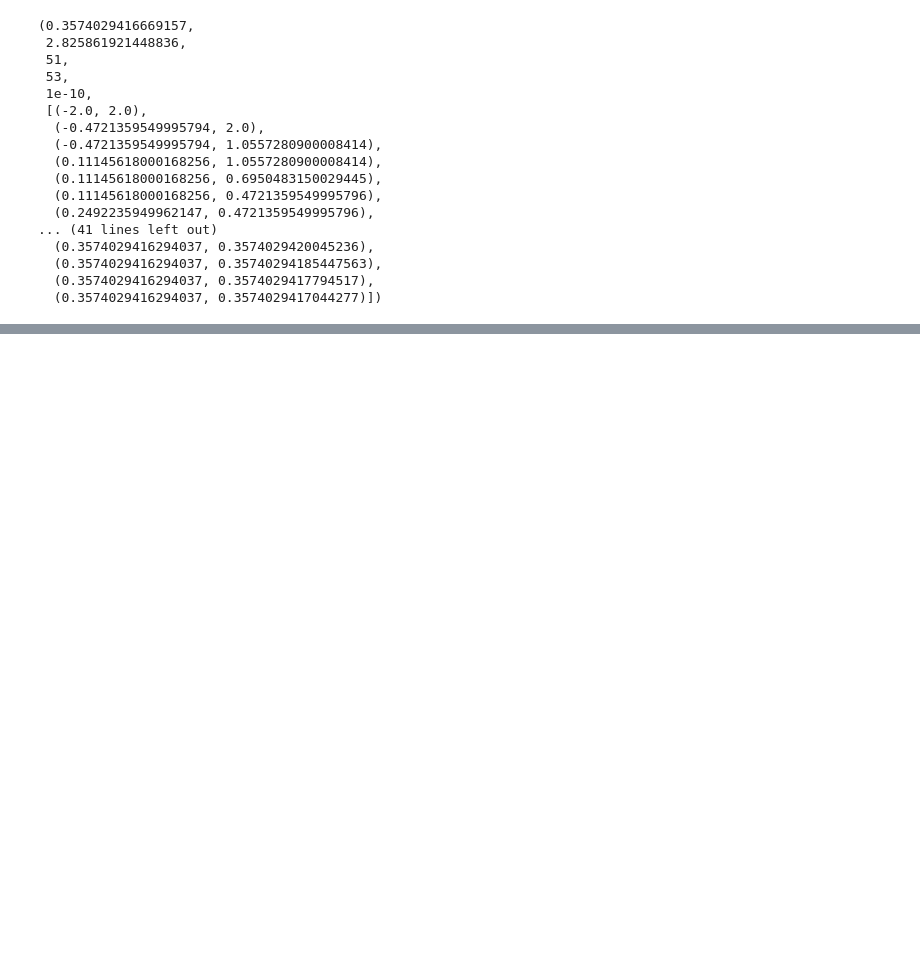
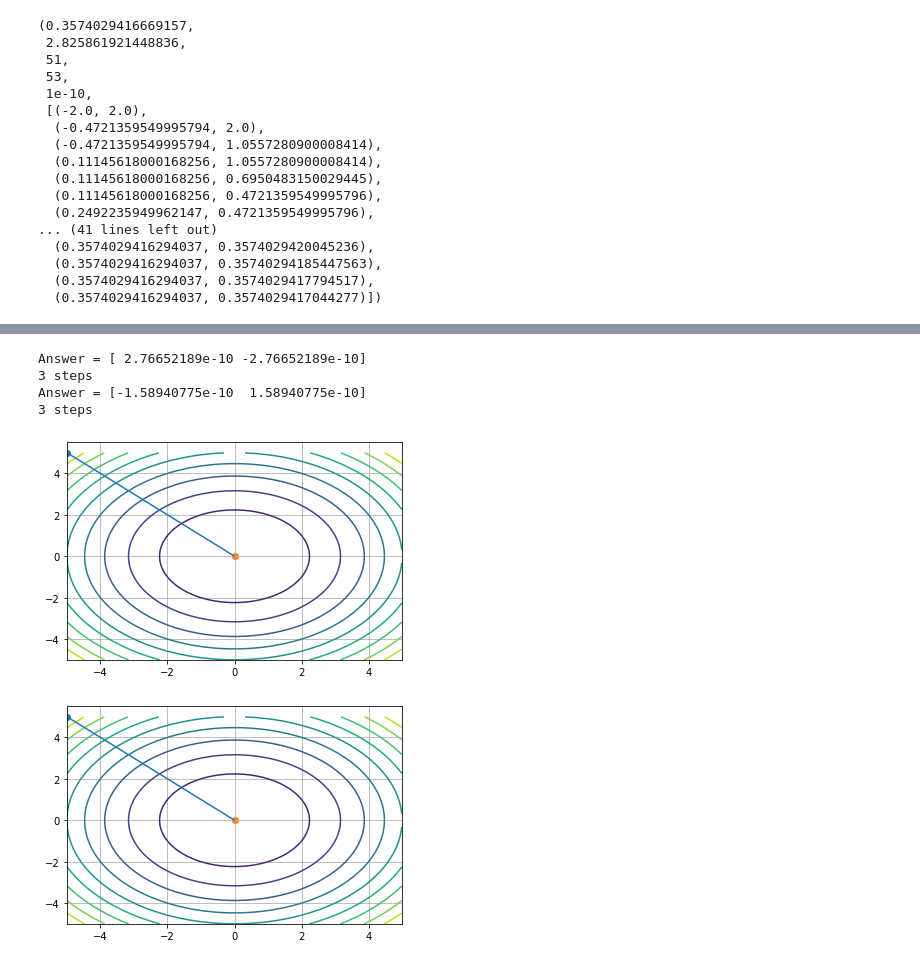
Before and after one commit to CaelmBleidd/optimization_methods, a Jupyter notebook: lab1.ipynb, the cells around one changed output, grey strips where cells are left out. Saved outputs shown, nothing was run; the diff lists cells and outputs as text; code cells hidden in the pictures; blank space fills up the shorter version.

```diff
--- a/lab1.ipynb
+++ b/lab1.ipynb
@@ -258,8 +266,9 @@ def gradient_descent(function, function_grad, cur_arg, step_calculation_method,
     while True:
         cur_grad = function_grad(cur_arg)
         gradient_step = step_calculation_method(function, cur_grad, cur_arg)
-        cur_arg -= cur_grad * gradient_step
-        gradient_trace.append(cur_arg)
+        next_arg = cur_arg - gradient_step * cur_grad
+        gradient_trace.append(next_arg)
+        cur_arg = next_arg
 
         if numpy.linalg.norm(cur_grad) < eps:
             return gradient_trace
@@ -290,10 +300,10 @@ def rosenbrock_function_grad(arg):
     dy = 200 * (y - (x ** 2))
     return np.array([dx, dy])
 # %%
-gradient_start_point = np.array([-5.0, 10.0])
+rosenbrock_gradient_start_point = np.array([-10.0, 20.0])
 
 linear_step_calculation_methods = [linear_step_calculation_method(method) for method in [dichotomy, golden_ratio, fibonacci]]
 for method in linear_step_calculation_methods:
-    trace = gradient_descent(rosenbrock_function, rosenbrock_function_grad, gradient_start_point, method, 1e-8)
+    trace = gradient_descent(rosenbrock_function, rosenbrock_function_grad, rosenbrock_gradient_start_point, method, 1e-5)
     print('answer =', trace[-1], 'steps =', len(trace))
 # %% [output]
@@ -302,0 +344,32 @@ answer = [0.99999999 0.99999998] steps = 3
+# %%
+methods = [golden_ratio, fibonacci]
+# %%
+def sum_squares_function(args):
+    return np.sum(args ** 2)
+
+def sum_squares_function_grad(args):
+    return 2 * args
+
+sum_squares_start_point = np.array([-5.0, 5.0])
+# %%
+for method in methods:
+    draw_function(sum_squares_function,
+                  sum_squares_function_grad,
+                  start=sum_squares_start_point,
+                  method=method,
+                  show_trace_maker=lambda trace: trace,
+                  x_min=-5,
+                  x_max=5,
+                  x_step=0.01,
+                  y_min=-5,
+                  y_max=5,
+                  y_step=0.01,
+                  levels=10,
+    )
+# %% [output]
+Answer = [ 2.76652189e-10 -2.76652189e-10]
+3 steps
+Answer = [-1.58940775e-10  1.58940775e-10]
+3 steps
+[figure, added]
+[figure, added]
```
Also changed, not shown: parts of 11 cells of this notebook.
